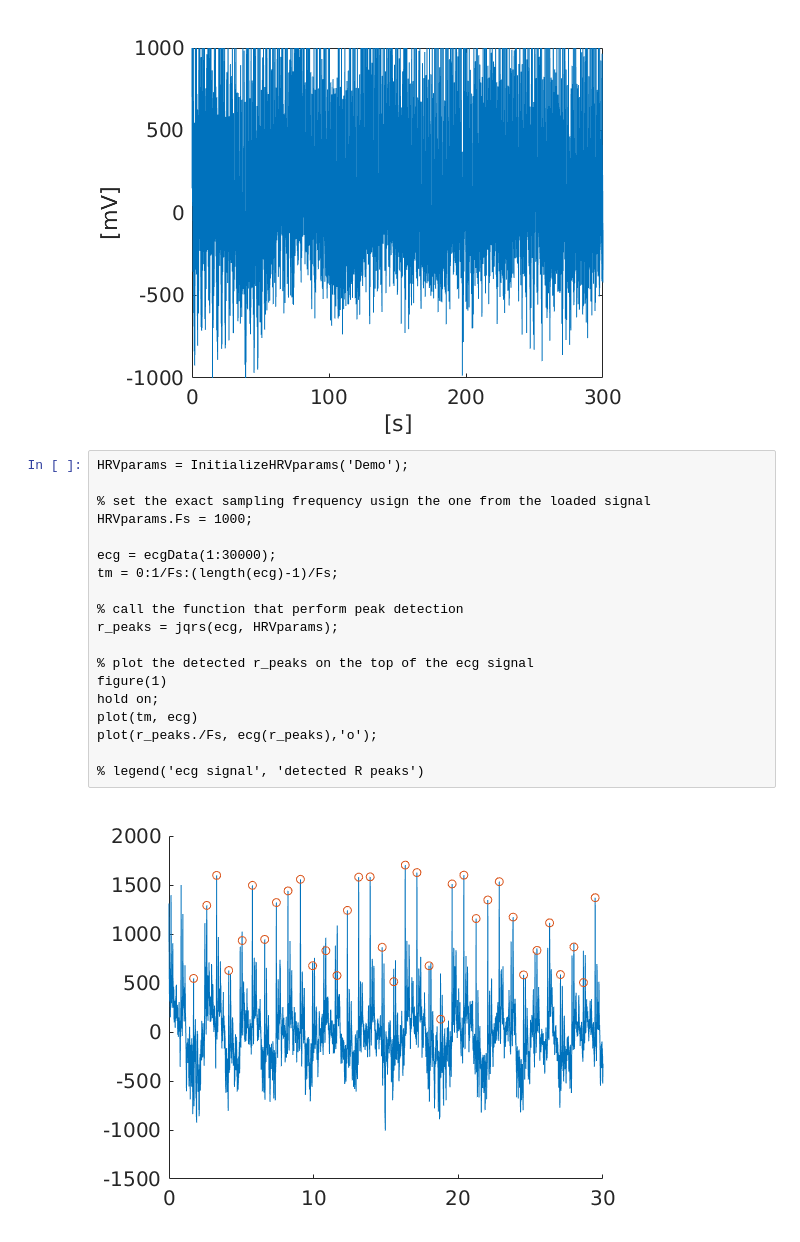
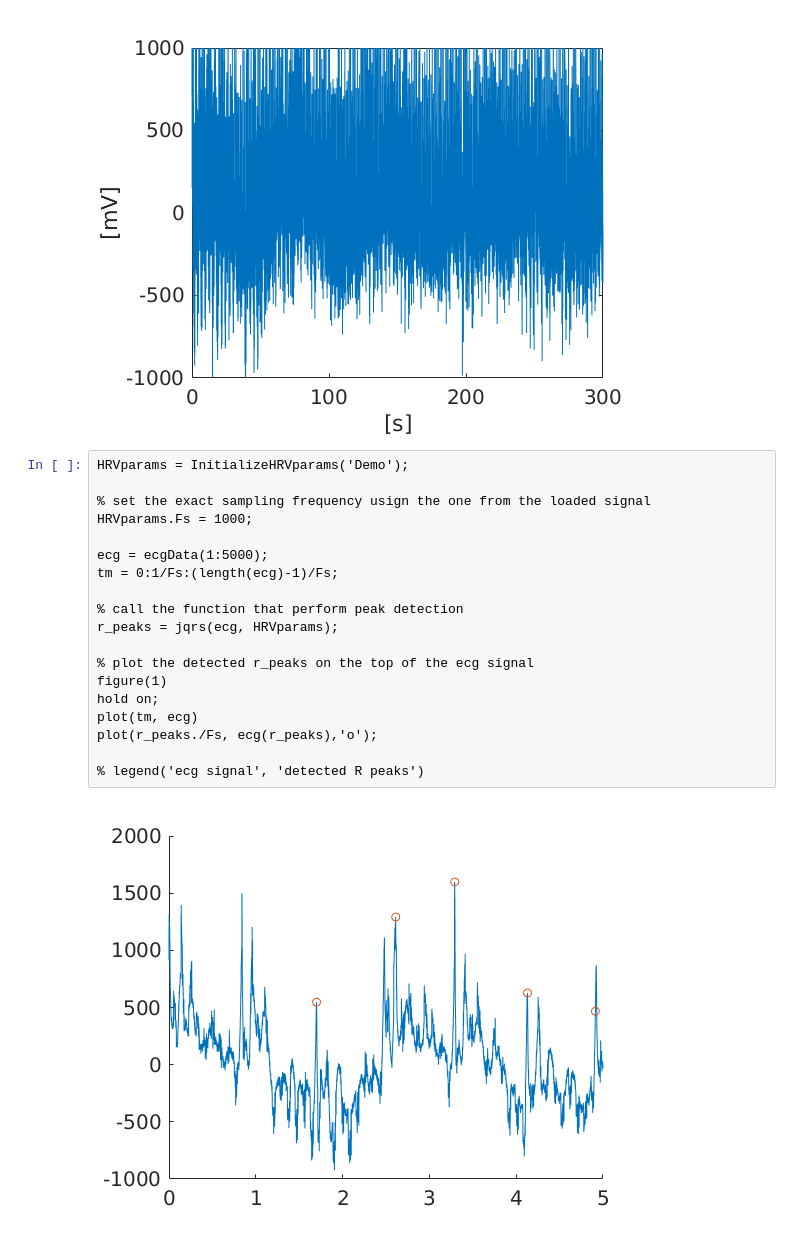
Before and after one commit to finde/stress_and_addiction, a Jupyter notebook: Notebook/SAD.ipynb, the cells around one changed output. Cells and saved outputs as stored; diff of their text form.

```diff
--- a/Notebook/SAD.ipynb
+++ b/Notebook/SAD.ipynb
@@ -59,21 +59,21 @@ plotting ...
 # %%
 HRVparams = InitializeHRVparams('Demo');
 
 % set the exact sampling frequency usign the one from the loaded signal
 HRVparams.Fs = 1000;
 
-ecg = ecgData(1:30000);
+ecg = ecgData(1:5000);
 tm = 0:1/Fs:(length(ecg)-1)/Fs;
 
 % call the function that perform peak detection
 r_peaks = jqrs(ecg, HRVparams);
 
 % plot the detected r_peaks on the top of the ecg signal
 figure(1)
 hold on;
 plot(tm, ecg)
 plot(r_peaks./Fs, ecg(r_peaks),'o');
 
 % legend('ecg signal', 'detected R peaks')
 # %% [output]
-[figure, old version]
+[figure, new version]
```
Also changed, not shown: parts of 3 cells of this notebook, 5 other files.
